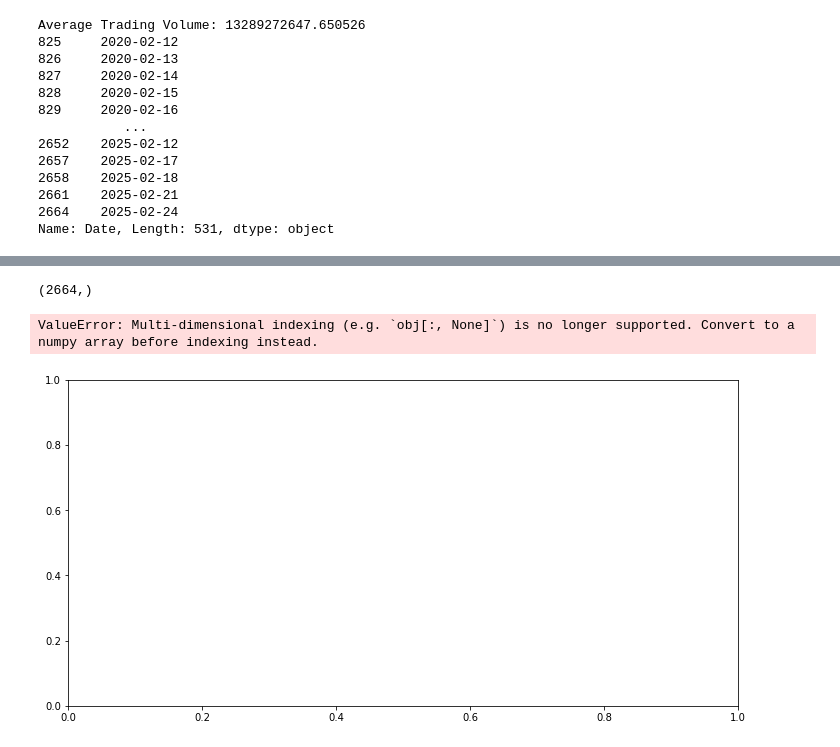
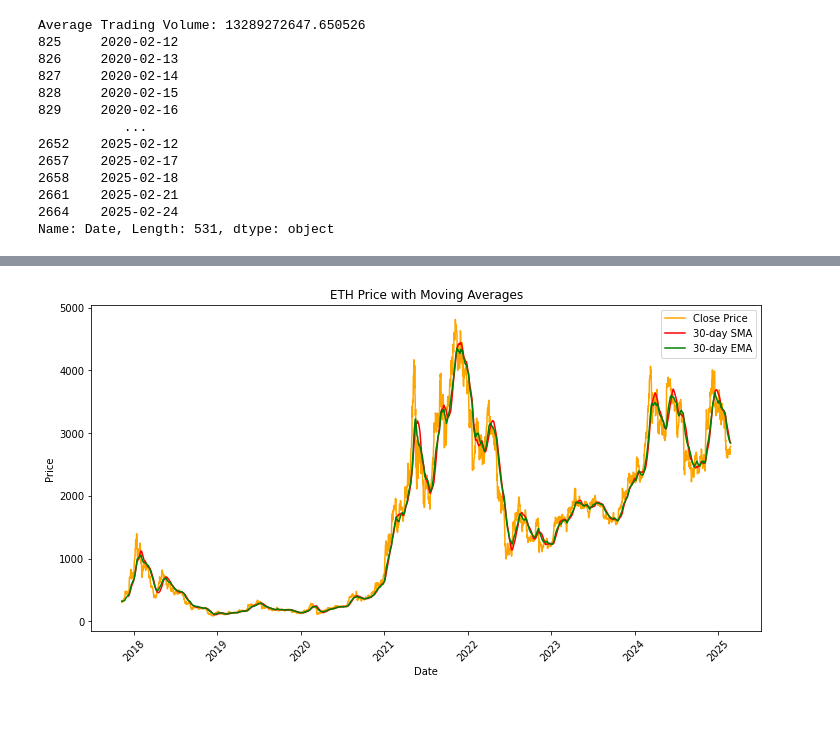
Before and after one commit to AaminaT/ethprediction, a Jupyter notebook: eth_analysis.ipynb, the cells around one changed output, grey strips where cells are left out. Cells and saved outputs as stored; diff of their text form; code cells hidden in the pictures; blank space fills up the shorter version.

```diff
--- a/eth_analysis.ipynb
+++ b/eth_analysis.ipynb
@@ -153,22 +181,14 @@ Name: Date, Length: 531, dtype: object
 # %%
-import matplotlib.pyplot as plt
-
-eth_stock["Date"] = pd.to_datetime(eth_stock["Date"])
-print(eth_stock["Date"].shape)
-
-
 plt.figure(figsize=(12,6))
-plt.plot(eth_stock["Date"], eth_stock["Close"], label="Closing Price", color="blue")
+plt.plot(eth_stock["Date"], eth_stock["Close"], color='orange', label="Close Price")
 plt.plot(eth_stock["Date"], eth_stock["SMA_30"], label="30-day SMA", color="red")
 plt.plot(eth_stock["Date"], eth_stock["EMA_30"], label="30-day EMA", color="green")
+
 plt.xlabel("Date")
 plt.ylabel("Price")
-
 plt.xticks(rotation=45)
 plt.legend()
 plt.title("ETH Price with Moving Averages")
 plt.show()
 # %% [output]
-(2664,)
-ValueError: Multi-dimensional indexing (e.g. `obj[:, None]`) is no longer supported. Convert to a numpy array before indexing instead.
-[figure, old version]
+[figure, new version]
```
Also changed, not shown: parts of 15 cells of this notebook.
